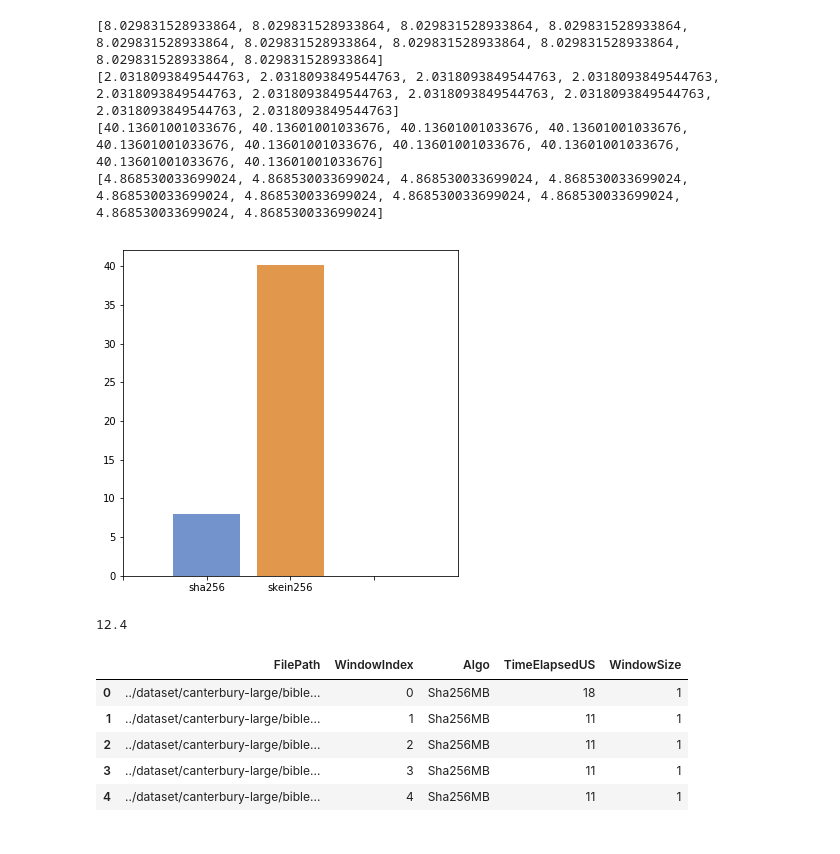
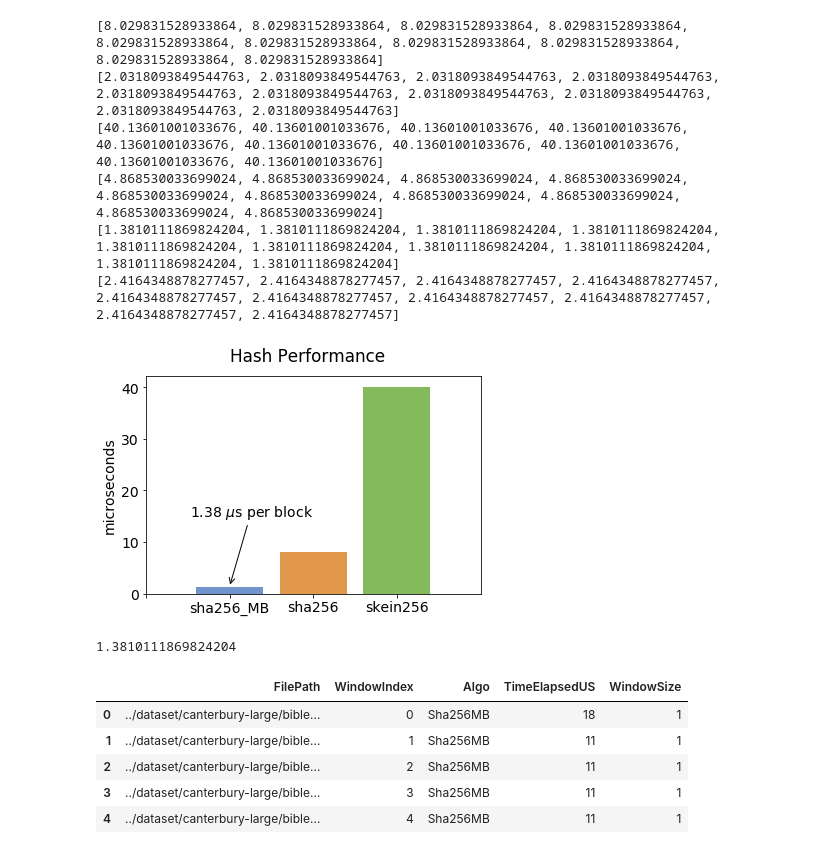
Before and after one commit to ankitkumar93/compute-war, a Jupyter notebook: notebooks/hash-perf.ipynb, the cells around one changed output. Saved outputs shown, nothing was run; the diff lists cells and outputs as text; code cells hidden in the pictures.

Commit message:
updated compression graphs wiht new data

```diff
--- a/notebooks/hash-perf.ipynb
+++ b/notebooks/hash-perf.ipynb
@@ -44,49 +44,75 @@ for i in hash_file_sufix:
 # %%
 sb_hash_file = "hash_perf_sb.{}"
 sb_columns = "FilePath|BlockIndex|Algo|TimeElapsedUS".split('|')
+mb_hash_file = "hash_perf_mb.{}"
+mb_columns = "FilePath|WindowIndex|Algo|TimeElapsedUS|WindowSize".split('|')
 # %%
 sha256_means = []
 sha256_stds = []
 skein256_means = []
 skein256_stds = []
+sha256_MB_means = []
+sha256_MB_stds = []
 
-algs = ['sha256', 'skein256']
+algs = ['sha256_MB', 'sha256', 'skein256']
 
 for i in hash_file_sufix:
     sb_df = pd.read_csv(sb_hash_file.format(1), sep='|', header=None)
     sb_df = sb_df.drop(4, axis=1)
     sb_df.columns = sb_columns
     alg_group = sb_df.groupby('Algo')
 
     sha256_means.append(alg_group.aggregate(np.mean).TimeElapsedUS['Sha256'])
     skein256_means.append(alg_group.aggregate(np.mean).TimeElapsedUS['Skein256'])
 
     sha256_stds.append(alg_group.aggregate(np.std).TimeElapsedUS['Sha256'])
     skein256_stds.append(alg_group.aggregate(np.std).TimeElapsedUS['Skein256'])
 
+    mb_df = pd.read_csv(os.path.join(mb_hash_file.format(1)), sep='|', header=None)
+    mb_df = mb_df.drop(5, axis=1)
+    mb_df.columns = mb_columns
+    win_groups = mb_df.groupby("WindowSize")
+
+    sha256_MB_means.append(win_groups.get_group(8).TimeElapsedUS.mean() / 8)
+    sha256_MB_stds.append(win_groups.get_group(8).TimeElapsedUS.std())
+
 print(sha256_means)
 print(sha256_stds)
 print(skein256_means)
 print(skein256_stds)
+print(sha256_MB_means)
+print(sha256_MB_stds)
 
 hash_means = pd.DataFrame({
+    'sha256_MB': sha256_MB_means,
     'sha256': sha256_means,
     'skein256': skein256_means
 })
 
-fig, ax = plt.subplots(1, 1, figsize=(6, 6))
+fig, ax = plt.subplots(1, 1, figsize=(6, 4))
 for a in range(len(algs)):
     ax.bar(a + 1, hash_means[algs[a]].mean(), color=bar_codes[a])
 ax.set_xlim(0, 4)
 ax.set_xticks(range(0, 4))
 ax.set_xticklabels([''] + algs)
-plt.show()
+ax.set_ylabel('microseconds')
+fig.suptitle("Hash Performance")
+
+ann_str = "{0:.2f} $\mu$s per block".format(hash_means.sha256_MB.mean())
+
+ax.annotate(ann_str, xy=(1, hash_means.sha256_MB.mean()),
+            arrowprops=dict(arrowstyle="->"),
+            xytext=(-40, +70), textcoords='offset points')
+#plt.show()
+plt.savefig('hash_performance.png')
 # %% [output]
 [8.029831528933864, 8.029831528933864, 8.029831528933864, 8.029831528933864, 8.029831528933864, 8.029831528933864, 8.029831528933864, 8.029831528933864, 8.029831528933864, 8.029831528933864]
 [2.0318093849544763, 2.0318093849544763, 2.0318093849544763, 2.0318093849544763, 2.0318093849544763, 2.0318093849544763, 2.0318093849544763, 2.0318093849544763, 2.0318093849544763, 2.0318093849544763]
 [40.13601001033676, 40.13601001033676, 40.13601001033676, 40.13601001033676, 40.13601001033676, 40.13601001033676, 40.13601001033676, 40.13601001033676, 40.13601001033676, 40.13601001033676]
 [4.868530033699024, 4.868530033699024, 4.868530033699024, 4.868530033699024, 4.868530033699024, 4.868530033699024, 4.868530033699024, 4.868530033699024, 4.868530033699024, 4.868530033699024]
+[1.3810111869824204, 1.3810111869824204, 1.3810111869824204, 1.3810111869824204, 1.3810111869824204, 1.3810111869824204, 1.3810111869824204, 1.3810111869824204, 1.3810111869824204, 1.3810111869824204]
+[2.4164348878277457, 2.4164348878277457, 2.4164348878277457, 2.4164348878277457, 2.4164348878277457, 2.4164348878277457, 2.4164348878277457, 2.4164348878277457, 2.4164348878277457, 2.4164348878277457]
-[figure, old version]
+[figure, new version]
 # %%
 mb_hash_file = "hash_perf_mb.{}"
 mb_columns = "FilePath|WindowIndex|Algo|TimeElapsedUS|WindowSize".split('|')
@@ -95,10 +124,7 @@ mb_df = pd.read_csv(os.path.join(mb_hash_file.format(1)), sep='|', header=None)
-# %%
-mb_df = pd.read_csv(os.path.join(mb_hash_file.format(1)), sep='|', header=None)
-mb_df = mb_df.drop(5, axis=1).head()
-mb_df.columns = mb_columns
-mb_df.TimeElapsedUS.mean()
-# %% [output]
-12.4
+# %%
+win_groups.get_group(8).TimeElapsedUS.mean() / 8
+# %% [output]
+1.3810111869824204
 # %%
 mb_df
 # %% [output]
```
Also changed, not shown: parts of 5 cells of this notebook, 3 other files.
